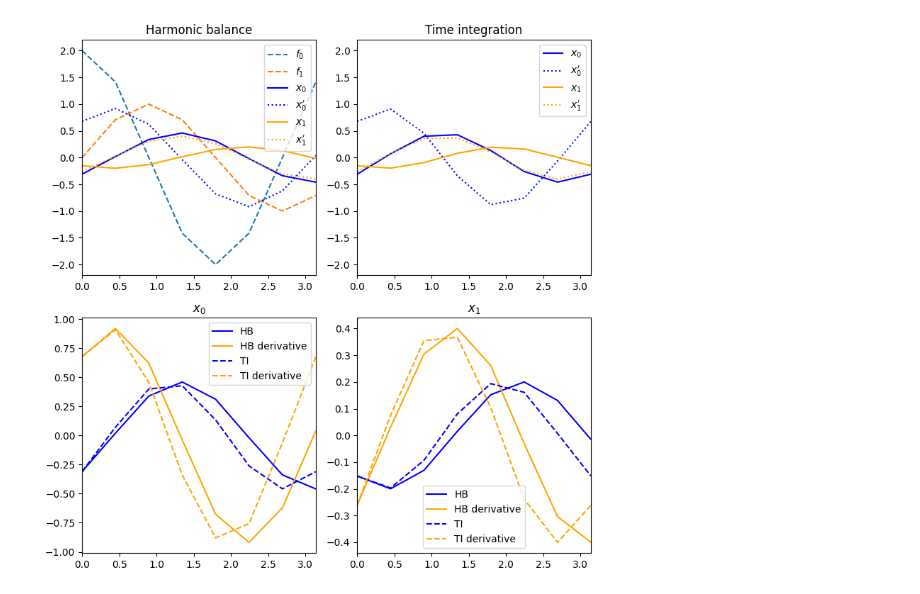
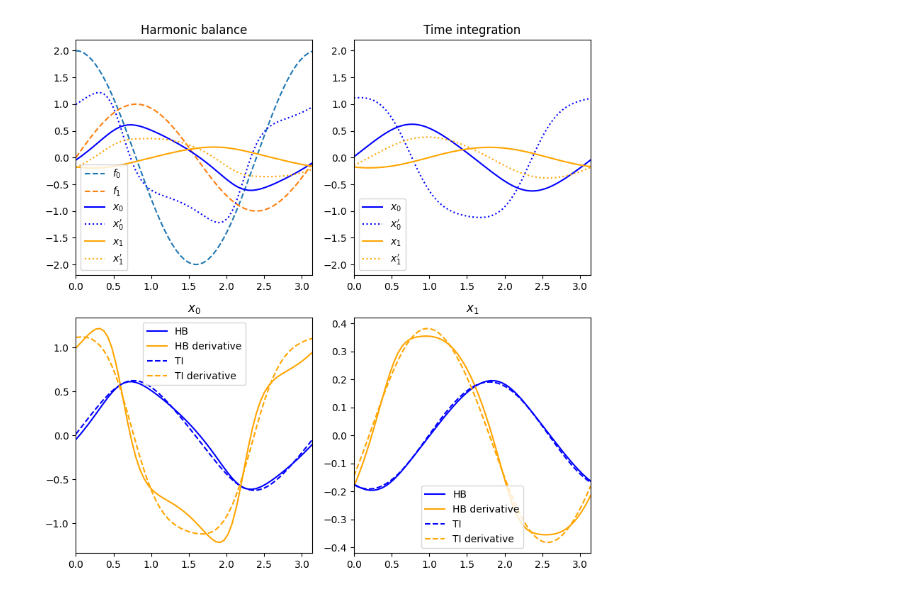
Before and after one commit to schilln/harmonic_balance_python, a Jupyter notebook: experiment/balance_aft.ipynb, the cells around one changed output. Cells and saved outputs as stored; diff of their text form; code cells hidden in the pictures.

```diff
--- a/experiment/balance_aft.ipynb
+++ b/experiment/balance_aft.ipynb
@@ -16,7 +49,8 @@ ndarray = np.ndarray
 # %%
 omega = 2
-NH = 4
+NH = 30
 n = 2
+N = 128
 
 m1, m2 = 1, 2
 c1, c2, c3 = 1, 0.5, 2
@@ -34,7 +68,7 @@ b_ext = freq.get_b_ext(NH, n, ks, dofs, is_cosines, coefficients)
 
 t0, tf = tlim = 0, 2 * np.pi / omega
 tn = NH * 2
-tls = np.linspace(*tlim, tn)
+tls = np.linspace(*tlim, tn, endpoint=False)
 # %%
 fig, axs = plt.subplots(2, 2, figsize=(8, 8))
 colors = ("blue", "orange")
@@ -50,7 +84,9 @@ for f, color, name in zip(ff, colors, names):
 
 A = freq.get_A(omega, NH, M, C, K)
 z0 = freq.solve_linear_system(A, b_ext)
-z = z0
+z, *_ = solve.solve_nonlinear(
+    omega, z0, A, b_ext, f_nl, df_nl_dx, df_nl_d_xdot, NH, n, N
+)
 zp = freq.get_derivative(omega, z, NH, n)
 
 zz = utils.extract_dofs_freq(z, n)
@@ -91,43 +127,50 @@ def get_f_ext(n, ks, dofs, is_cosines, coefficients):
 
 
 def ode(t, y, *args):
-    omega, M, C, K, f_ext = args
+    omega, M, C, K, f_ext, f_nl = args
 
     x = y[:n]
     xp = y[n:]
 
     xpp = np.linalg.inv(M) @ (
-        -C @ xp - K @ x + f_ext(omega, t)
+        -C @ xp - K @ x - f_nl(x, xp, 1) + f_ext(omega, t)
     )
     return np.concat((xp, xpp))
 
 
+total_periods = 500
+period = 2 * np.pi / omega
+ti_t0, ti_tf = ti_tlim = t0, total_periods * period
+ti_tls = np.linspace(ti_tf - period, ti_tf, tn, endpoint=False)
+
 f_ext = get_f_ext(n, ks, dofs, is_cosines, coefficients)
-args = (omega, M, C, K, f_ext)
-sol = scipy.integrate.solve_ivp(ode, tlim, y0, t_eval=tls, args=args)
+args = (omega, M, C, K, f_ext, f_nl)
+sol = scipy.integrate.solve_ivp(
+    ode, ti_tlim, y0, t_eval=ti_tls, args=args, atol=1e-10, rtol=1e-10
+)
 
 xx_ti = sol.y[:n]
 xxp_ti = sol.y[n:]
 
 for x, xp, color, name in zip(xx_ti, xxp_ti, colors, names):
     ax.plot(tls, x, color=color, label=rf"${name}$")
     ax.plot(tls, xp, color=color, label=rf"${name}'$", ls=":")
 ax.legend()
 ax.set_ylim(axs[0, 0].get_ylim())
 
 for i in range(n):
     ax = axs[1, i]
     ax.set_title(rf"${names[i]}$")
     ax.plot(tls, xx[i], color=colors[0], label="HB")
     ax.plot(tls, xxp[i], color=colors[1], label="HB derivative")
     ax.plot(tls, xx_ti[i], color=colors[0], label="TI", ls="--")
     ax.plot(tls, xxp_ti[i], color=colors[1], label="TI derivative", ls="--")
     ax.legend()
 
 [ax.set_xlim(*tlim) for ax in axs.ravel()]
 
 fig.tight_layout()
 plt.show()
 # %% [output]
-[figure, old version]
+[figure, new version]
 # %%
```
Also changed, not shown: parts of 3 cells of this notebook.
